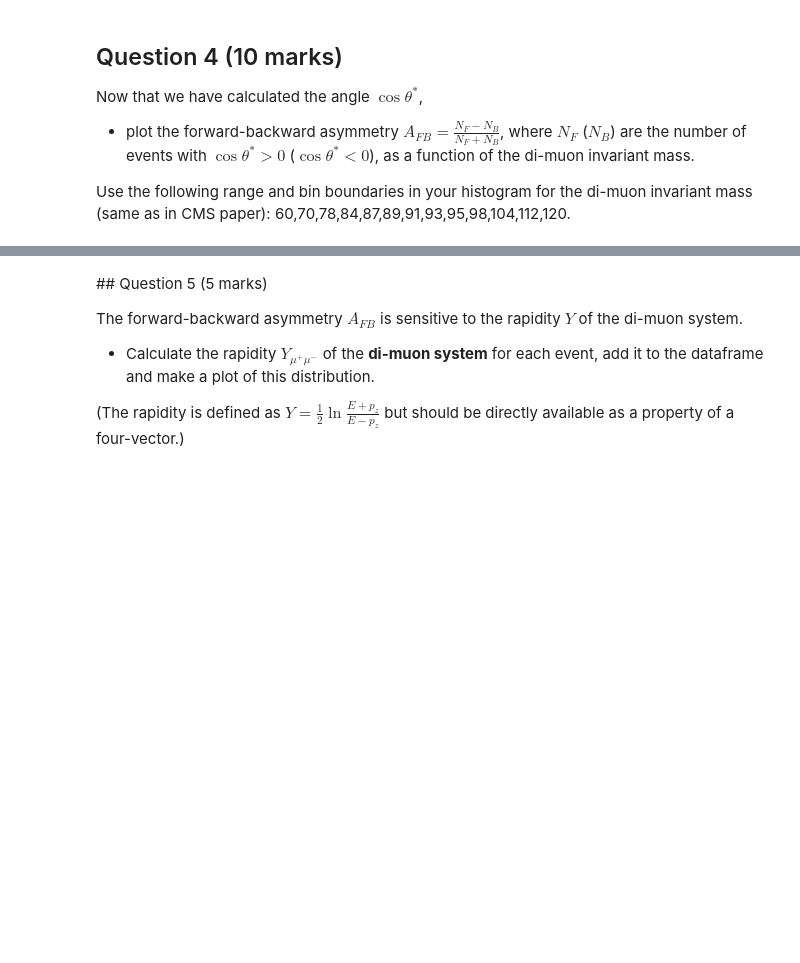
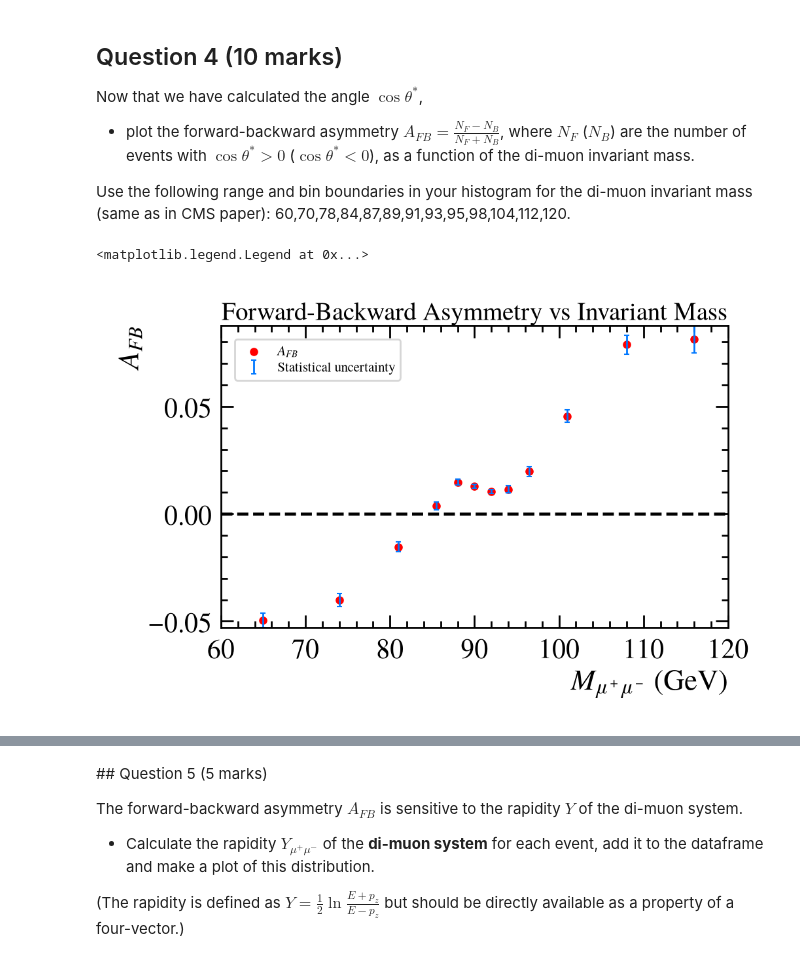
Before and after one commit to PastaShapes/particle-1-AH-JH-RYN, a Jupyter notebook: particle_coursework_2.ipynb, the cells around one changed output, grey strips where cells are left out. Drawn from its saved outputs; the diff is of its cells as text; code cells hidden in the pictures; blank space fills up the shorter version.

```diff
--- a/particle_coursework_2.ipynb
+++ b/particle_coursework_2.ipynb
@@ -124,3 +256,40 @@ Now that we have calculated the angle $\cos\theta^*$,
 - plot the forward-backward asymmetry $A_{FB} = \frac{N_F - N_B}{N_F + N_B}$, where $N_F$ ($N_B$) are the number of events with $\cos\theta^* >0$ ($\cos\theta^* <0$), as a function of the di-muon invariant mass.
 
 Use the following range and bin boundaries in your histogram for the di-muon invariant mass (same as in CMS paper): 60,70,78,84,87,89,91,93,95,98,104,112,120.
+# %%
+# Define given mass bin boundaries.
+mass_bins = [60, 70, 78, 84, 87, 89, 91, 93, 95, 98, 104, 112, 120]
+
+# Filter and sum cos(theta*) columns as a function of mass to find NF and NB as histograms.
+N_F, _ = np.histogram(df["mu1mu2_M"][df["cos(theta*)"] > 0], bins=mass_bins)
+N_B, _ = np.histogram(df["mu1mu2_M"][df["cos(theta*)"] < 0], bins=mass_bins) # _ placeholder as bin values already known.
+
+# Caculate AFB using given equation.
+A_FB = (N_F - N_B) / (N_F + N_B)
+
+# Calculate bin centres.
+mass_centres = (np.array(mass_bins[:-1]) + np.array(mass_bins[1:])) / 2
+
+# Calculate statistical uncertainties.
+# Partial differentiation error propagation used, assuming uncertainties of NF and NB are their square roots (Poisson distribution).
+N_total = N_F + N_B
+A_FB_error = np.sqrt((1 - A_FB**2) / N_total)
+
+# Display histogram of results.
+plt.figure(figsize=(10, 6))
+plt.scatter(mass_centres,A_FB,color='red',s=50,label=r'$A_{FB}$')
+
+# Plot asymmetry with statistical error bars.
+plt.errorbar(mass_centres,A_FB,yerr=A_FB_error,fmt='none',capsize=3,elinewidth=2,label='Statistical uncertainty')
+
+# Add horizontal zero line as in graphs in paper.
+plt.axhline(y=0,c='black',linestyle='--')
+plt.xlabel(r'$M_{\mu^+\mu^-}$ (GeV)')
+plt.ylabel(r'$A_{FB}$')
+plt.title('Forward-Backward Asymmetry vs Invariant Mass')
+
+plt.xlim(60, 120)
+plt.legend(loc='upper left', fontsize=15, frameon=True)
+# %% [output]
+<matplotlib.legend.Legend at 0x...>
+[figure, added]
```
Also changed, not shown: parts of 5 cells of this notebook.
